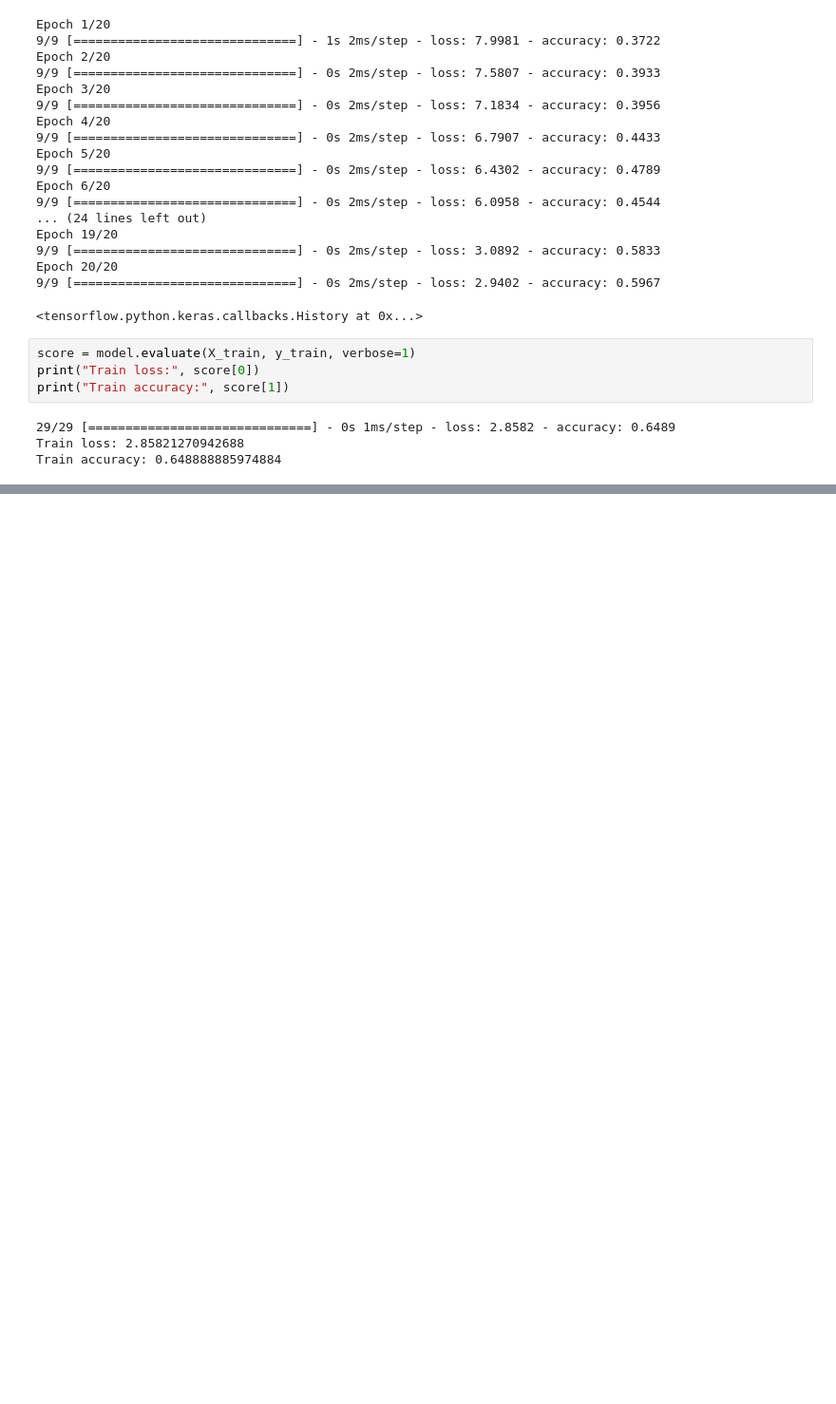
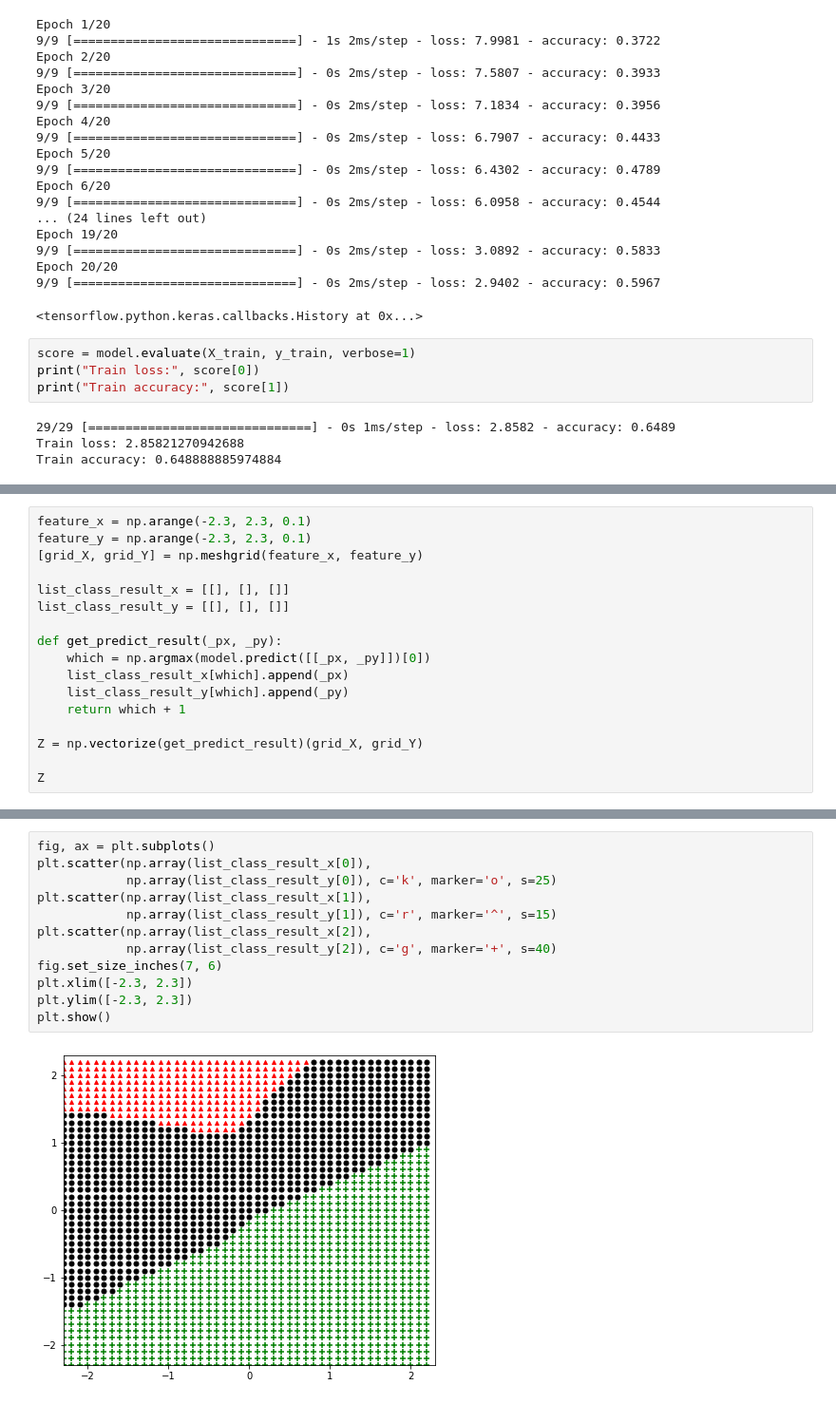
Before and after one commit to evidentiallab/Lunde_Chen_NN_Belief_Reproduction, a Jupyter notebook: NNBelief_neural_network.ipynb, the cells around one changed output, grey strips where cells are left out. Shown at 95% size. Drawn from its saved outputs; the diff is of its cells as text; blank space fills up the shorter version.

```diff
--- a/NNBelief_neural_network.ipynb
+++ b/NNBelief_neural_network.ipynb
@@ -396,0 +438,17 @@ Train accuracy: 0.648888885974884
+# %%
+feature_x = np.arange(-2.3, 2.3, 0.1)
+feature_y = np.arange(-2.3, 2.3, 0.1)
+[grid_X, grid_Y] = np.meshgrid(feature_x, feature_y)
+
+list_class_result_x = [[], [], []]
+list_class_result_y = [[], [], []]
+
+def get_predict_result(_px, _py):
+    which = np.argmax(model.predict([[_px, _py]])[0])
+    list_class_result_x[which].append(_px)
+    list_class_result_y[which].append(_py)
+    return which + 1
+
+Z = np.vectorize(get_predict_result)(grid_X, grid_Y)
+
+Z
@@ -396,0 +480,14 @@ Train accuracy: 0.648888885974884
+# %%
+fig, ax = plt.subplots()
+plt.scatter(np.array(list_class_result_x[0]),
+            np.array(list_class_result_y[0]), c='k', marker='o', s=25)
+plt.scatter(np.array(list_class_result_x[1]),
+            np.array(list_class_result_y[1]), c='r', marker='^', s=15)
+plt.scatter(np.array(list_class_result_x[2]),
+            np.array(list_class_result_y[2]), c='g', marker='+', s=40)
+fig.set_size_inches(7, 6)
+plt.xlim([-2.3, 2.3])
+plt.ylim([-2.3, 2.3])
+plt.show()
+# %% [output]
+[figure, added]
```
Also changed, not shown: parts of 10 cells of this notebook.
